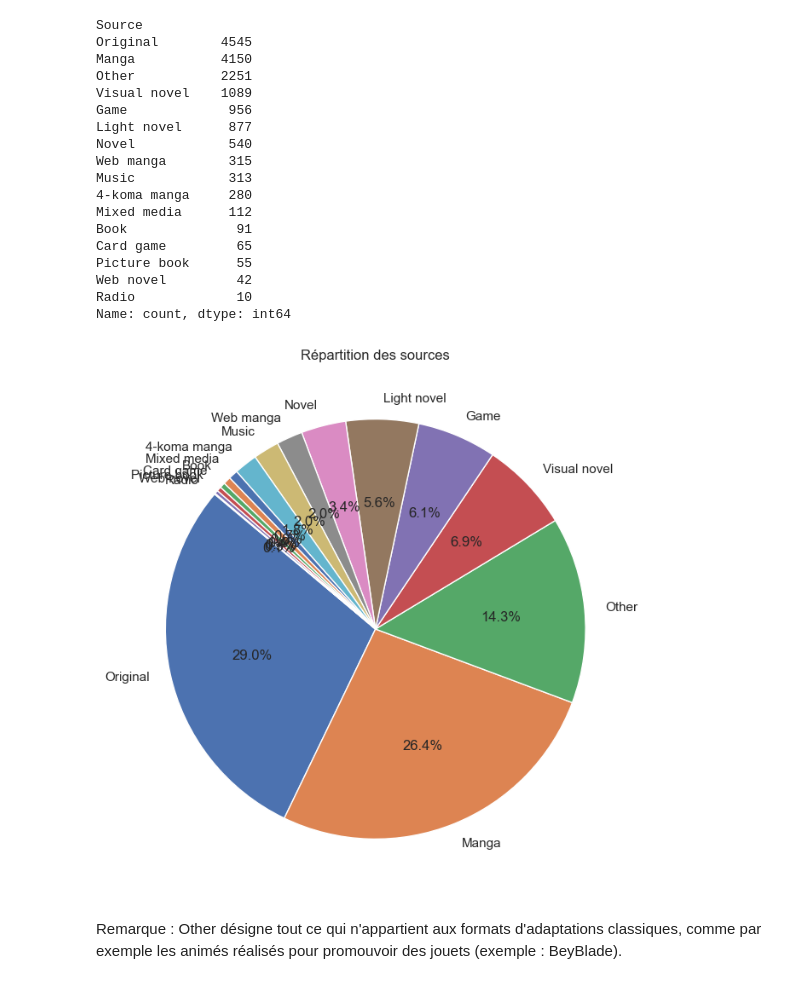
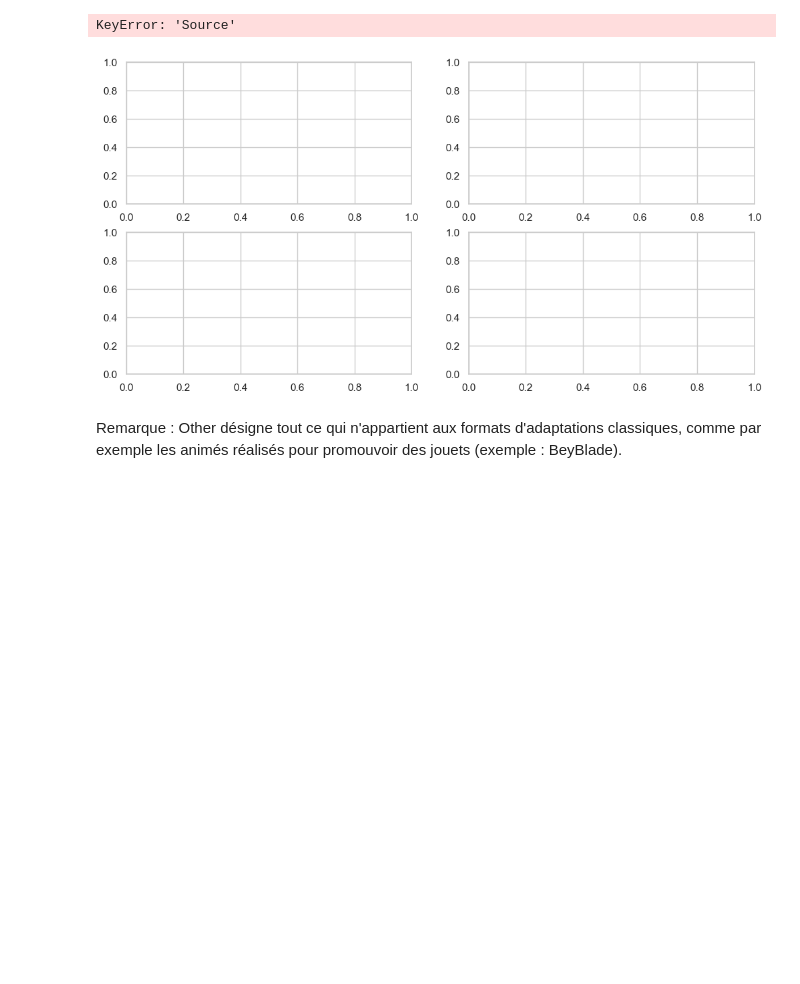
Before and after one commit to TAMINE-CYRIL/MyAnimeList-Analysis, a Jupyter notebook: notebook.ipynb, the cells around one changed output. Cells and saved outputs as stored; diff of their text form; code cells hidden in the pictures; blank space fills up the shorter version.

```diff
--- a/notebook.ipynb
+++ b/notebook.ipynb
@@ -238,31 +168,38 @@ Name: count, dtype: int64
-# %%
-# Répartition des sources d'adaptation
-counts = df["Source"].value_counts()
-print(counts)
-plt.figure(figsize=(8,8))
-plt.pie(counts, labels=counts.index, autopct='%1.1f%%', startangle=140)
-plt.title("Répartition des sources")
-plt.show()
-# %% [output]
-Source
-Original        4545
-Manga           4150
-Other           2251
-Visual novel    1089
-Game             956
-Light novel      877
-Novel            540
-Web manga        315
-Music            313
-4-koma manga     280
-Mixed media      112
-Book              91
-Card game         65
-Picture book      55
-Web novel         42
-Radio             10
-Name: count, dtype: int64
-[figure, removed]
+# %%
+fig, axis = plt.subplots(2, 2, figsize=(12, 6))
+ax1 = axis[0, 0]
+ax2 = axis[0, 1]
+ax3 = axis[1, 0]
+ax4 = axis[1, 1]
+
+# Répartition des sources d'adaptation
+counts = df_clean["Source"].value_counts().head(5)
+ax1.pie(counts, labels=counts.index, autopct='%1.1f%%', startangle=140)
+ax1.set_title("Répartition des 6 premières sources d'adaptation")
+
+type_counts = df_clean["Type"].value_counts()
+ax3.pie(
+    type_counts,
+    labels=type_counts.index,
+    autopct='%1.1f%%',
+    colors=sns.color_palette("muted")
+)
+ax3.set_title("Répartition des types")
+
+genre_counts = df_clean["Genres"].value_counts().head(5)
+ax4.pie(
+    genre_counts,
+    labels=genre_counts.index,
+    autopct='%1.1f%%',
+    startangle=90
+)
+ax4.set_title("Top 5 genres")
+
+plt.tight_layout()
+plt.show()
+# %% [output]
+KeyError: 'Source'
+[figure, added]
 # %% [markdown]
 Remarque : Other désigne tout ce qui n'appartient aux formats d'adaptations classiques, comme par exemple les animés réalisés pour promouvoir des jouets (exemple : BeyBlade).
 # %% [markdown]
```
Also changed, not shown: parts of 14 cells of this notebook, 2 other files.
